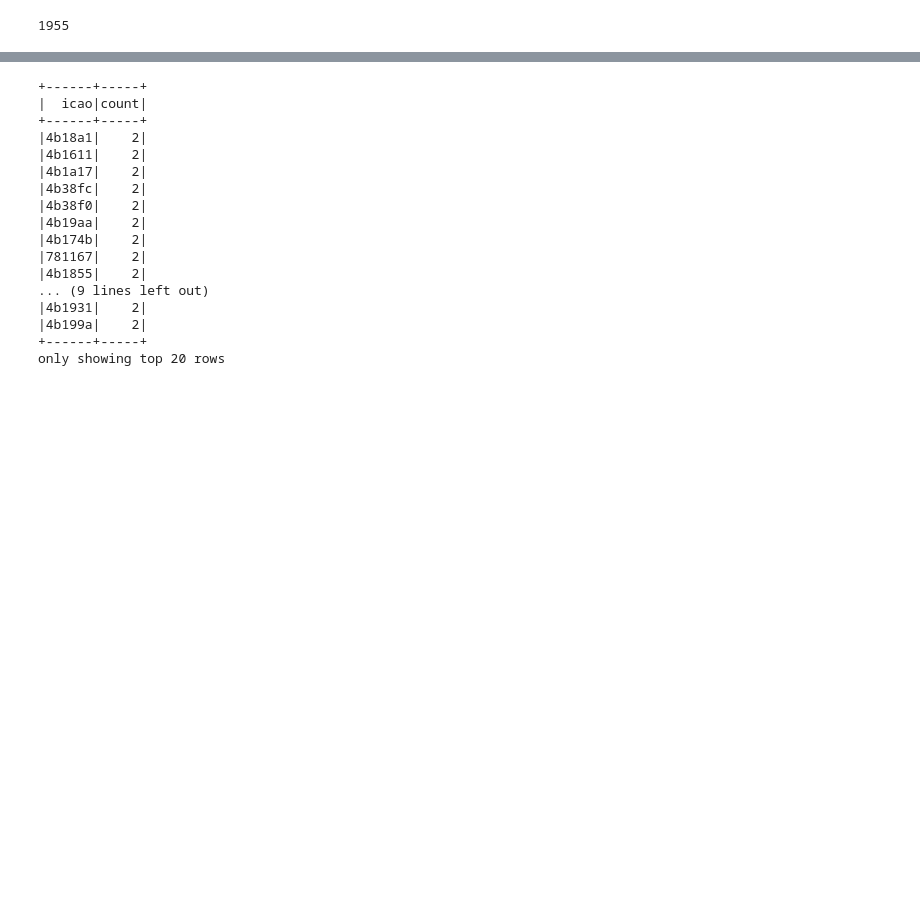
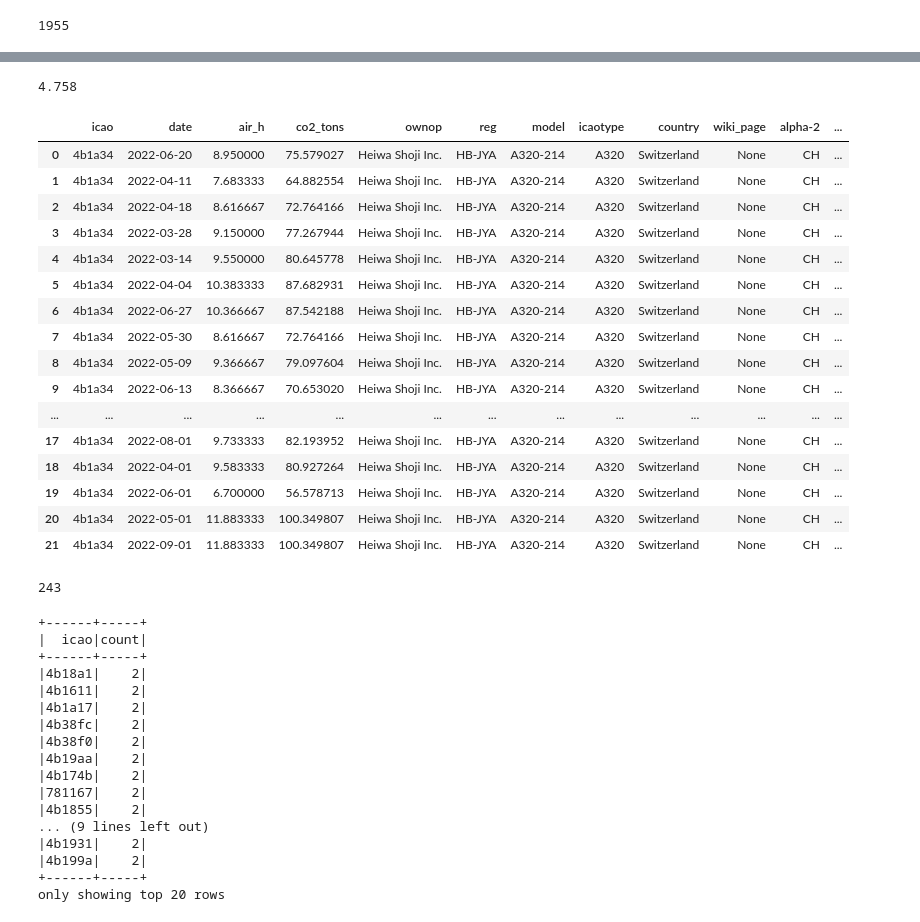
Before and after one commit to martsec/flight_co2_analysis, a Jupyter notebook: Analysis.ipynb, the cells around one changed output, grey strips where cells are left out. Saved outputs shown, nothing was run; the diff lists cells and outputs as text; code cells hidden in the pictures; blank space fills up the shorter version.

```diff
--- a/Analysis.ipynb
+++ b/Analysis.ipynb
@@ -241,7 +217,8 @@ FULL JOIN improved_ownership io
 _country_registration_codes = spark.read.json(f"{SSD_DATA}/registration_country_code_prefix.json").select("country", "reg_prefix")
 _country_iso_code = spark.read.option("header", True).csv(f"{SSD_DATA}/countries_with_regional_codes.csv")
 country_codes = _country_registration_codes.join(_country_iso_code, on="country", how="left").\
-  select(col("reg_prefix"), col("country"), col("alpha-2"), col("region"), col("sub-region"), col("intermediate-region"))
+  select(col("reg_prefix"), col("country"), col("alpha-2"), col("region"), col("sub-region"), col("intermediate-region")).\
+  where("country != 'Liechtenstein'")  # Filtering this out since it gets duplicated with switzerland
 
 # Join with country information
 from pyspark.sql.window import Window
@@ -953,6 +972,11 @@ ac_with_countries = attribution_compared.join(countries_info, on="icao").dropDup
 ac_with_countries.count()
 # %% [output]
 1955
+# %%
+countries_info = aircrafts.select("icao", "reg", "model", "icaotype", "country", "wiki_page", "alpha-2",
+                              "region", "sub-region", "intermediate-region")
+attribution = tick_to_attribution(flight_paths, fuel_consumption, aircrafts, s_between_ticks = 60).\
+  drop("galph", "air_s", "fuel_used_kg").join(countries_info, on="icao").dropDuplicates()
 # %%
-df = ac_with_countries.toPandas()
+df = attribution.toPandas()
 df.to_csv("export/attribution_co2.csv", index=False)
@@ -959,5 +1000,5 @@ df.to_csv("export/attribution_co2.csv", index=False)
 # %%
-followed_planes = [r.asDict()["icao"] for r in attribution_compared.select("icao").collect()]
+followed_planes = [r.asDict()["icao"] for r in attribution.select("icao").collect()]
 for icao in followed_planes:
     df = flight_paths.where(f"icao = '{icao}'").toPandas()
     df.to_csv(f"export/trips_history/{icao}.csv", index=False)
@@ -963,0 +1023,24 @@ for icao in followed_planes:
+# %%
+float(co2_count.loc[co2_count.country == "World", "co2_per_capita"].values[0])
+# %% [output]
+4.758
+# %%
+df
+# %% [output]
+|  | icao | date | air_h | co2_tons | ownop | reg | model | icaotype | country | wiki_page | alpha-2 | ... |
+| 0 | 4b1a34 | 2022-06-20 | 8.950000 | 75.579027 | Heiwa Shoji Inc. | HB-JYA | A320-214 | A320 | Switzerland | None | CH | ... |
+| 1 | 4b1a34 | 2022-04-11 | 7.683333 | 64.882554 | Heiwa Shoji Inc. | HB-JYA | A320-214 | A320 | Switzerland | None | CH | ... |
+| 2 | 4b1a34 | 2022-04-18 | 8.616667 | 72.764166 | Heiwa Shoji Inc. | HB-JYA | A320-214 | A320 | Switzerland | None | CH | ... |
+| 3 | 4b1a34 | 2022-03-28 | 9.150000 | 77.267944 | Heiwa Shoji Inc. | HB-JYA | A320-214 | A320 | Switzerland | None | CH | ... |
+| 4 | 4b1a34 | 2022-03-14 | 9.550000 | 80.645778 | Heiwa Shoji Inc. | HB-JYA | A320-214 | A320 | Switzerland | None | CH | ... |
+| 5 | 4b1a34 | 2022-04-04 | 10.383333 | 87.682931 | Heiwa Shoji Inc. | HB-JYA | A320-214 | A320 | Switzerland | None | CH | ... |
+| 6 | 4b1a34 | 2022-06-27 | 10.366667 | 87.542188 | Heiwa Shoji Inc. | HB-JYA | A320-214 | A320 | Switzerland | None | CH | ... |
+| 7 | 4b1a34 | 2022-05-30 | 8.616667 | 72.764166 | Heiwa Shoji Inc. | HB-JYA | A320-214 | A320 | Switzerland | None | CH | ... |
+| 8 | 4b1a34 | 2022-05-09 | 9.366667 | 79.097604 | Heiwa Shoji Inc. | HB-JYA | A320-214 | A320 | Switzerland | None | CH | ... |
+| 9 | 4b1a34 | 2022-06-13 | 8.366667 | 70.653020 | Heiwa Shoji Inc. | HB-JYA | A320-214 | A320 | Switzerland | None | CH | ... |
+| ... | ... | ... | ... | ... | ... | ... | ... | ... | ... | ... | ... | ... |
+| 17 | 4b1a34 | 2022-08-01 | 9.733333 | 82.193952 | Heiwa Shoji Inc. | HB-JYA | A320-214 | A320 | Switzerland | None | CH | ... |
+| 18 | 4b1a34 | 2022-04-01 | 9.583333 | 80.927264 | Heiwa Shoji Inc. | HB-JYA | A320-214 | A320 | Switzerland | None | CH | ... |
+| 19 | 4b1a34 | 2022-06-01 | 6.700000 | 56.578713 | Heiwa Shoji Inc. | HB-JYA | A320-214 | A320 | Switzerland | None | CH | ... |
+| 20 | 4b1a34 | 2022-05-01 | 11.883333 | 100.349807 | Heiwa Shoji Inc. | HB-JYA | A320-214 | A320 | Switzerland | None | CH | ... |
+| 21 | 4b1a34 | 2022-09-01 | 11.883333 | 100.349807 | Heiwa Shoji Inc. | HB-JYA | A320-214 | A320 | Switzerland | None | CH | ... |
@@ -964,3 +1049,7 @@ for icao in followed_planes:
+# %%
+co2_count.country.to_list().index("World")
+# %% [output]
+243
 # %%
 ac_with_countries.groupBy("icao").count().where("count > 1").show()
 # %% [output]
```
Also changed, not shown: parts of 20 cells of this notebook, 3 other files.
